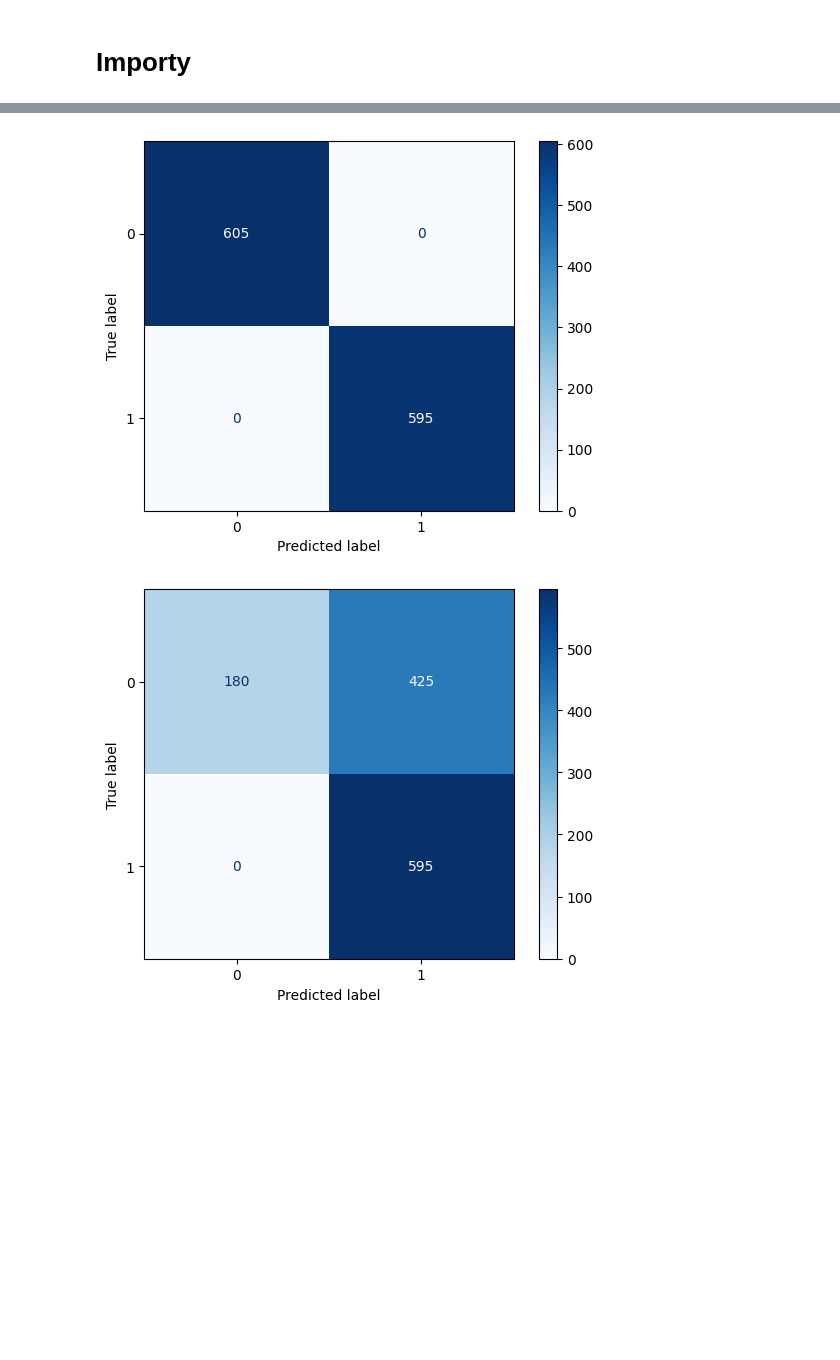
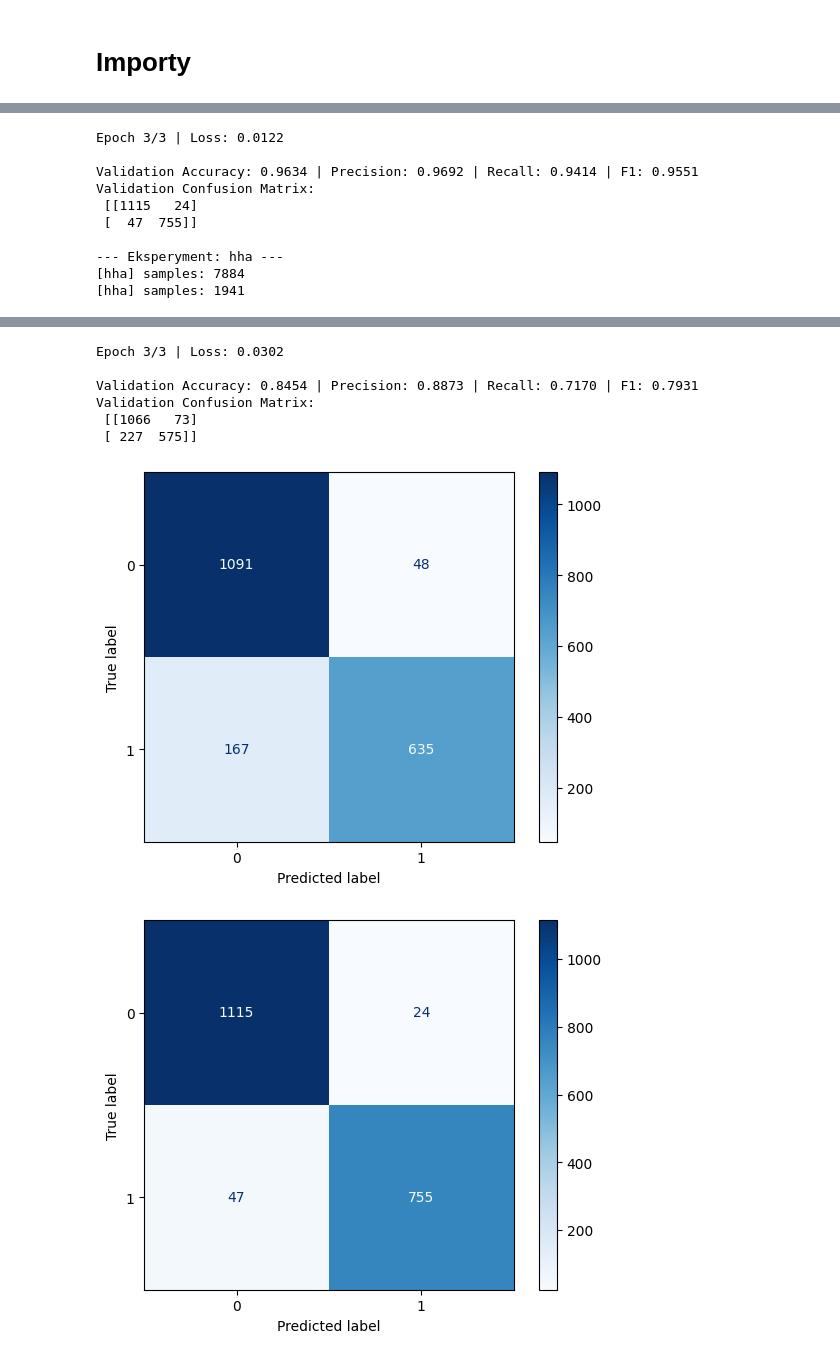
Before and after one commit to oskarpasko/aipo-project, a Jupyter notebook: main.ipynb, the cells around one changed output, grey strips where cells are left out. Drawn from its saved outputs; the diff is of its cells as text; code cells hidden in the pictures; blank space fills up the shorter version.

```diff
--- a/main.ipynb
+++ b/main.ipynb
@@ -170,3 +268,43 @@ aby skupić się wyłącznie na wpływie kodowania głębi.
+# %%
+class DepthFallDataset(Dataset):
+    def __init__(self, fall_dir, adl_dir, encoding, transform=None, csv_fall=None, csv_adl=None):
+        self.samples = []
+        self.encoding = encoding
+        self.transform = transform
+
+        def load_samples(img_dir, csv_path):
+            valid = {}
+            df = pd.read_csv(csv_path, header=None)
+            for _, row in df.iterrows():
+                if int(row[2]) != 0:
+                    valid[(row[0], int(row[1]))] = 0 if row[2] == -1 else 1
+
+            for fname in os.listdir(img_dir):
+                if not fname.endswith(('.png', '.jpg')):
+                    continue
+                seq, frame = parse_frame_name(fname)
+                if (seq, frame) in valid:
+                    base = fname.rsplit(".", 1)[0]
+                    npy = os.path.join(PRECOMPUTED_DIR, encoding, base + ".npy")
+                    self.samples.append((npy, valid[(seq, frame)]))
+
+        load_samples(fall_dir, csv_fall)
+        load_samples(adl_dir, csv_adl)
+
+        print(f"[{encoding}] samples:", len(self.samples))
+
+    def __len__(self):
+        return len(self.samples)
+
+    def __getitem__(self, idx):
+        npy_path, label = self.samples[idx]
+
+        img = np.load(npy_path)
+
+        if self.transform:
+            img = self.transform(img)
+
+        return img, label
 # %%
 transform = transforms.Compose([
     transforms.ToPILImage(),
@@ -364,6 +420,6 @@ zestawienie w formie tabel i wykresów porównawczych.
 # %%
 results = {}
-for encoding in ['raw','colormap','normals','hha']:
+for encoding in ['raw','normals', 'hha']:
     model, loader, val_loader, metrics = run_experiment(encoding)
     results[encoding] = metrics
 # %% [output]
@@ -386,0 +443,10 @@ Validation Confusion Matrix:
+Epoch 3/3 | Loss: 0.0122
+
+Validation Accuracy: 0.9634 | Precision: 0.9692 | Recall: 0.9414 | F1: 0.9551
+Validation Confusion Matrix:
+ [[1115   24]
+ [  47  755]]
+
+--- Eksperyment: hha ---
+[hha] samples: 7884
+[hha] samples: 1941
@@ -387,2 +455,8 @@ Validation Confusion Matrix:
+Epoch 3/3 | Loss: 0.0302
+
+Validation Accuracy: 0.8454 | Precision: 0.8873 | Recall: 0.7170 | F1: 0.7931
+Validation Confusion Matrix:
+ [[1066   73]
+ [ 227  575]]
-[figure, old version]
+[figure, new version]
-[figure, old version]
+[figure, new version]
```
Also changed, not shown: parts of 35 cells of this notebook, 1 other file.
